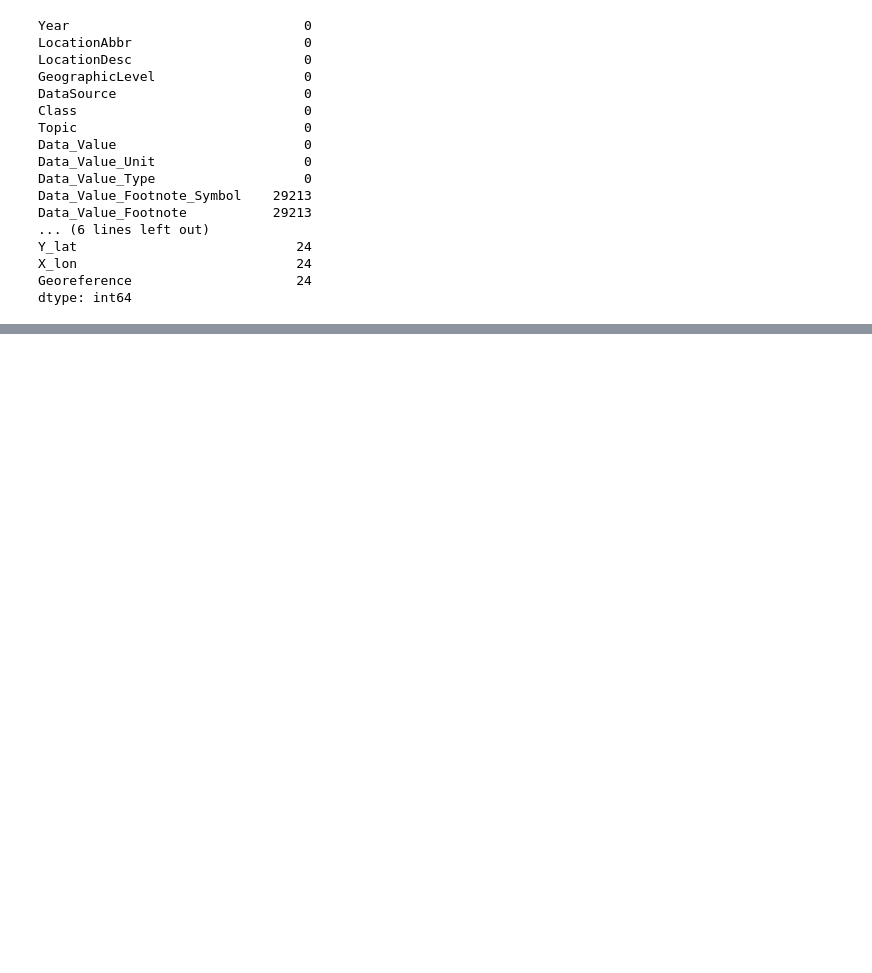
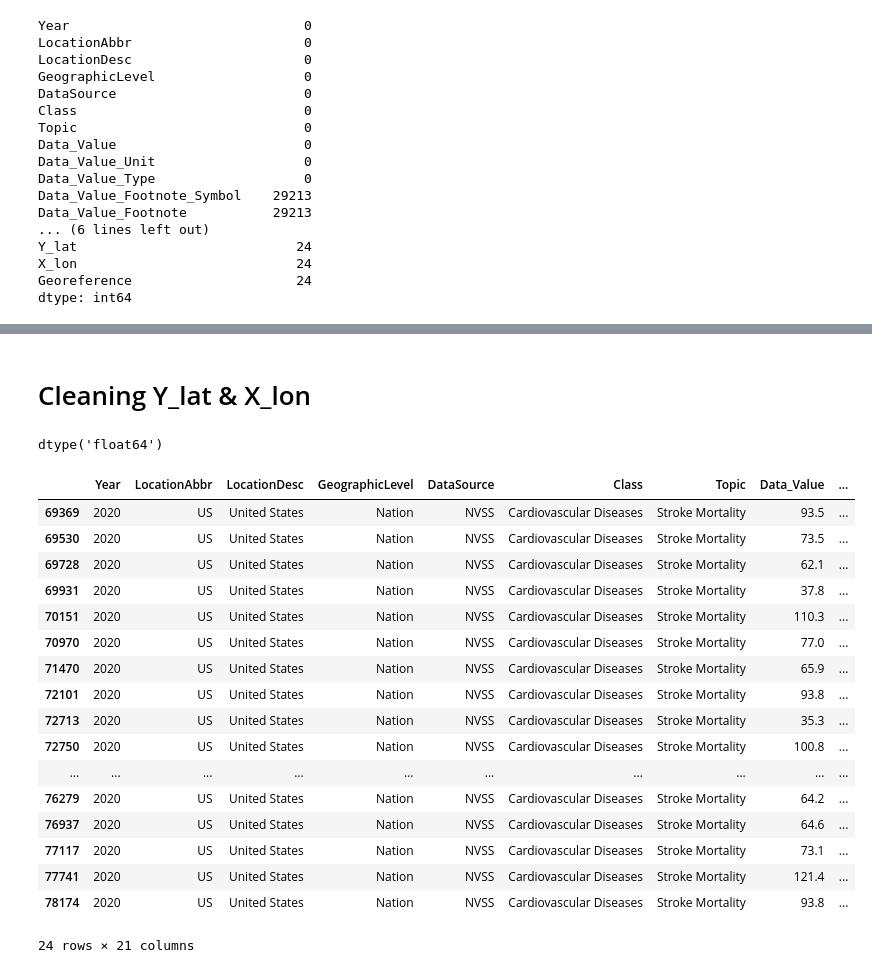
Before and after one commit to JoshuaLEE2756/Stroke-Data, a Jupyter notebook: Data-cleaning.ipynb, the cells around one changed output, grey strips where cells are left out. Cells and saved outputs as stored; diff of their text form; code cells hidden in the pictures; blank space fills up the shorter version.

Commit message:
Finished cleaning

```diff
--- a/Data-cleaning.ipynb
+++ b/Data-cleaning.ipynb
@@ -199,0 +200,3 @@ dtype: int64
+# %%
+df_symbol = df["Data_Value_Footnote_Symbol"].copy()
+df_symbol
@@ -199,0 +239,2 @@ dtype: int64
+# %%
+df["Data_Value_Footnote_Symbol"] = df_symbol.fillna("~").astype(object)
@@ -199,0 +330,3 @@ dtype: int64
+# %%
+df_footnote = df["Data_Value_Footnote"].copy()
+df_footnote
@@ -199,0 +369,2 @@ dtype: int64
+# %%
+df["Data_Value_Footnote"] = df_footnote.fillna("Sufficient Data").astype(object)
@@ -199,0 +427,2 @@ dtype: int64
+# %% [markdown]
+# Cleaning Y_lat & X_lon
@@ -199,0 +431,25 @@ dtype: int64
+# %%
+df_lat.dtypes
+# %% [output]
+dtype('float64')
+# %%
+df[df["Y_lat"].isna()]
+# %% [output]
+|  | Year | LocationAbbr | LocationDesc | GeographicLevel | DataSource | Class | Topic | Data_Value | ... |
+| 69369 | 2020 | US | United States | Nation | NVSS | Cardiovascular Diseases | Stroke Mortality | 93.5 | ... |
+| 69530 | 2020 | US | United States | Nation | NVSS | Cardiovascular Diseases | Stroke Mortality | 73.5 | ... |
+| 69728 | 2020 | US | United States | Nation | NVSS | Cardiovascular Diseases | Stroke Mortality | 62.1 | ... |
+| 69931 | 2020 | US | United States | Nation | NVSS | Cardiovascular Diseases | Stroke Mortality | 37.8 | ... |
+| 70151 | 2020 | US | United States | Nation | NVSS | Cardiovascular Diseases | Stroke Mortality | 110.3 | ... |
+| 70970 | 2020 | US | United States | Nation | NVSS | Cardiovascular Diseases | Stroke Mortality | 77.0 | ... |
+| 71470 | 2020 | US | United States | Nation | NVSS | Cardiovascular Diseases | Stroke Mortality | 65.9 | ... |
+| 72101 | 2020 | US | United States | Nation | NVSS | Cardiovascular Diseases | Stroke Mortality | 93.8 | ... |
+| 72713 | 2020 | US | United States | Nation | NVSS | Cardiovascular Diseases | Stroke Mortality | 35.3 | ... |
+| 72750 | 2020 | US | United States | Nation | NVSS | Cardiovascular Diseases | Stroke Mortality | 100.8 | ... |
+| ... | ... | ... | ... | ... | ... | ... | ... | ... | ... |
+| 76279 | 2020 | US | United States | Nation | NVSS | Cardiovascular Diseases | Stroke Mortality | 64.2 | ... |
+| 76937 | 2020 | US | United States | Nation | NVSS | Cardiovascular Diseases | Stroke Mortality | 64.6 | ... |
+| 77117 | 2020 | US | United States | Nation | NVSS | Cardiovascular Diseases | Stroke Mortality | 73.1 | ... |
+| 77741 | 2020 | US | United States | Nation | NVSS | Cardiovascular Diseases | Stroke Mortality | 121.4 | ... |
+| 78174 | 2020 | US | United States | Nation | NVSS | Cardiovascular Diseases | Stroke Mortality | 93.8 | ... |
+24 rows × 21 columns
```
Also changed, not shown: parts of 24 cells of this notebook.
